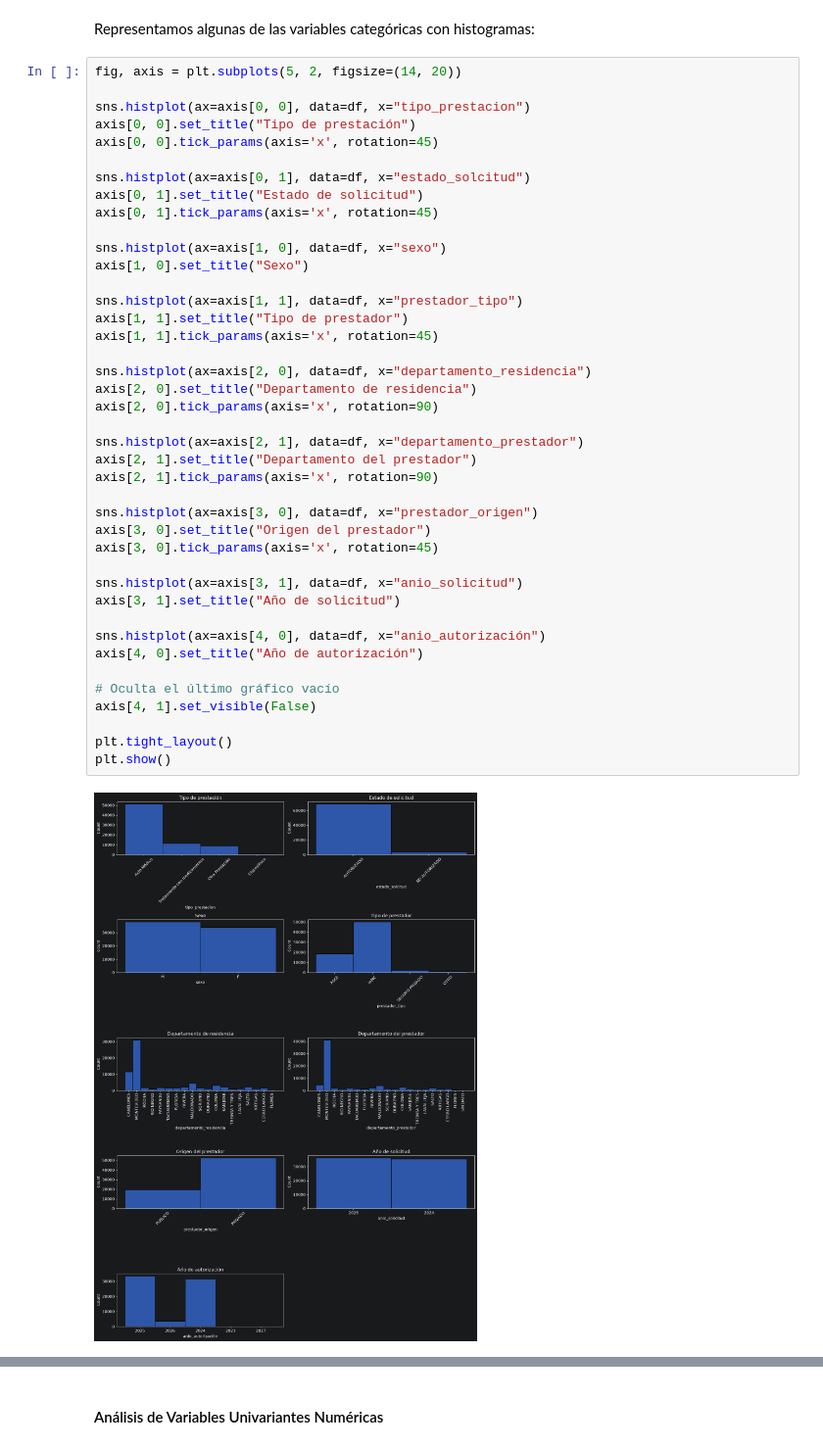
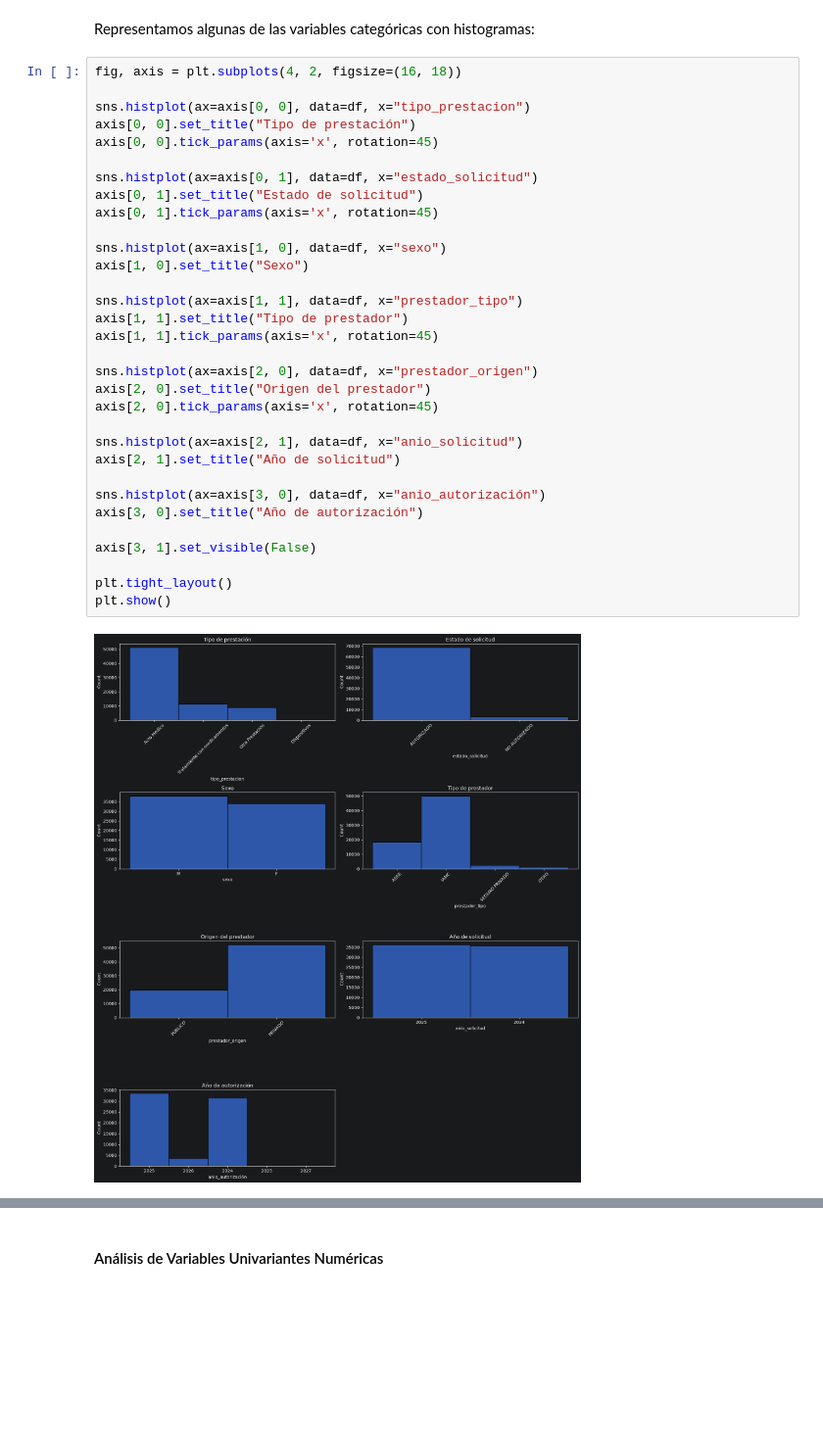
Before and after one commit to gperezucu/ucu-diploma-python_grupo_E, a Jupyter notebook: notebooks/practice.ipynb, the cells around one changed output, grey strips where cells are left out. Shown at 98% size. Drawn from its saved outputs; the diff is of its cells as text; blank space fills up the shorter version.

```diff
--- a/notebooks/practice.ipynb
+++ b/notebooks/practice.ipynb
@@ -585,45 +612,36 @@ Luego de haber identificado las variables que son texto y la cantidad de valores
 # %% [markdown]
 Representamos algunas de las variables categóricas con histogramas:
 # %%
-fig, axis = plt.subplots(5, 2, figsize=(14, 20))
+fig, axis = plt.subplots(4, 2, figsize=(16, 18))
 
 sns.histplot(ax=axis[0, 0], data=df, x="tipo_prestacion")
 axis[0, 0].set_title("Tipo de prestación")
 axis[0, 0].tick_params(axis='x', rotation=45)
 
-sns.histplot(ax=axis[0, 1], data=df, x="estado_solcitud")
+sns.histplot(ax=axis[0, 1], data=df, x="estado_solicitud")
 axis[0, 1].set_title("Estado de solicitud")
 axis[0, 1].tick_params(axis='x', rotation=45)
 
 sns.histplot(ax=axis[1, 0], data=df, x="sexo")
 axis[1, 0].set_title("Sexo")
 
 sns.histplot(ax=axis[1, 1], data=df, x="prestador_tipo")
 axis[1, 1].set_title("Tipo de prestador")
 axis[1, 1].tick_params(axis='x', rotation=45)
 
-sns.histplot(ax=axis[2, 0], data=df, x="departamento_residencia")
-axis[2, 0].set_title("Departamento de residencia")
-axis[2, 0].tick_params(axis='x', rotation=90)
+sns.histplot(ax=axis[2, 0], data=df, x="prestador_origen")
+axis[2, 0].set_title("Origen del prestador")
+axis[2, 0].tick_params(axis='x', rotation=45)
 
-sns.histplot(ax=axis[2, 1], data=df, x="departamento_prestador")
-axis[2, 1].set_title("Departamento del prestador")
-axis[2, 1].tick_params(axis='x', rotation=90)
+sns.histplot(ax=axis[2, 1], data=df, x="anio_solicitud")
+axis[2, 1].set_title("Año de solicitud")
 
-sns.histplot(ax=axis[3, 0], data=df, x="prestador_origen")
-axis[3, 0].set_title("Origen del prestador")
-axis[3, 0].tick_params(axis='x', rotation=45)
+sns.histplot(ax=axis[3, 0], data=df, x="anio_autorización")
+axis[3, 0].set_title("Año de autorización")
 
-sns.histplot(ax=axis[3, 1], data=df, x="anio_solicitud")
-axis[3, 1].set_title("Año de solicitud")
-
-sns.histplot(ax=axis[4, 0], data=df, x="anio_autorización")
-axis[4, 0].set_title("Año de autorización")
-
-# Oculta el último gráfico vacío
-axis[4, 1].set_visible(False)
+axis[3, 1].set_visible(False)
 
 plt.tight_layout()
 plt.show()
 # %% [output]
-[figure, old version]
+[figure, new version]
```
Also changed, not shown: parts of 67 cells of this notebook, 1 other file.
